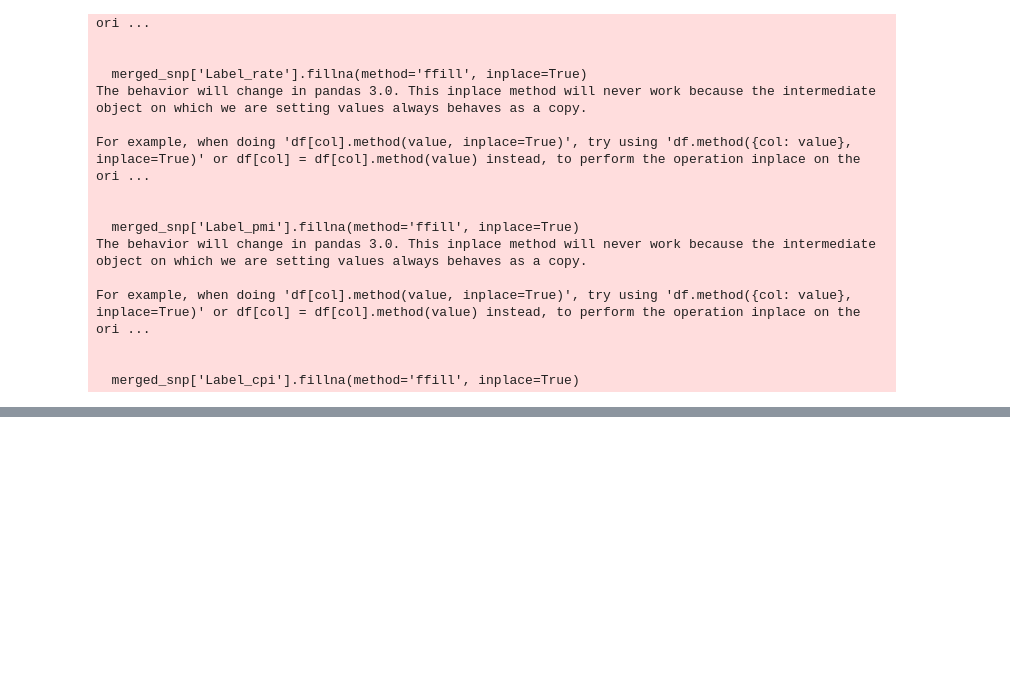
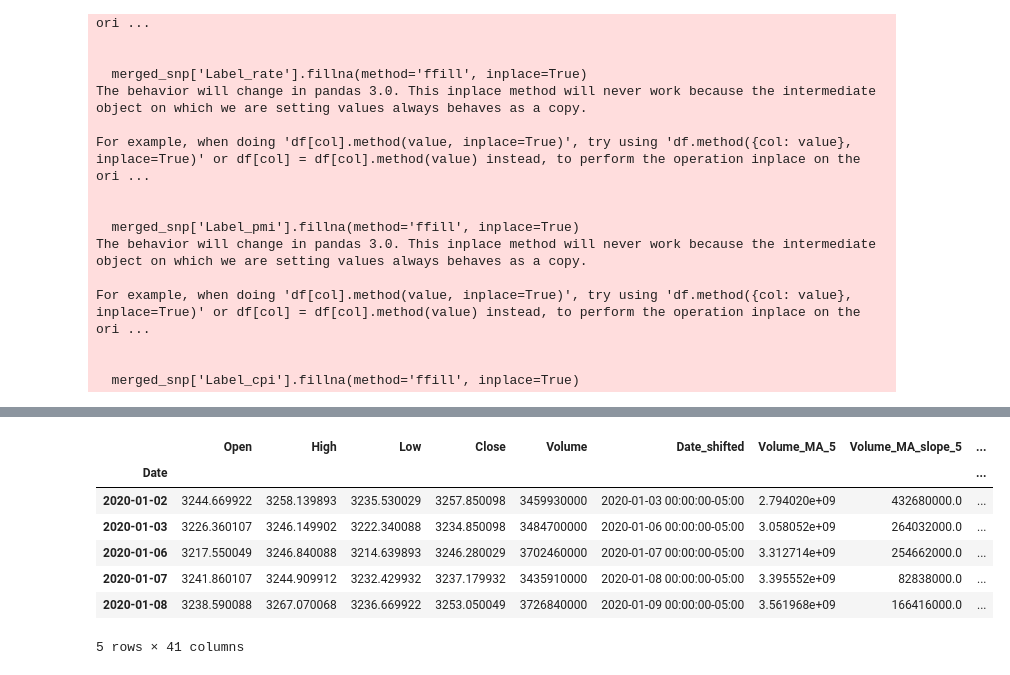
Before and after one commit to yeuidowanter/data_analysis, a Jupyter notebook: test.ipynb, the cells around one changed output, grey strips where cells are left out. Saved outputs shown, nothing was run; the diff lists cells and outputs as text; code cells hidden in the pictures; blank space fills up the shorter version.

```diff
--- a/test.ipynb
+++ b/test.ipynb
@@ -942,0 +988,13 @@ memory usage: 410.0+ KB
+# %%
+merged_snp.drop([col for col in merged_snp.columns if 'Forecast' in col], axis=1,inplace=True)
+merged_snp.drop([col for col in merged_snp.columns if 'Previous' in col],axis=1,inplace=True)
+merged_snp.drop('RSI',axis=1,inplace=True)
+# %% [output]
+|  | Open | High | Low | Close | Volume | Date_shifted | Volume_MA_5 | Volume_MA_slope_5 | ... |
+| Date |  |  |  |  |  |  |  |  | ... |
+| 2020-01-02 | 3244.669922 | 3258.139893 | 3235.530029 | 3257.850098 | 3459930000 | 2020-01-03 00:00:00-05:00 | 2.794020e+09 | 432680000.0 | ... |
+| 2020-01-03 | 3226.360107 | 3246.149902 | 3222.340088 | 3234.850098 | 3484700000 | 2020-01-06 00:00:00-05:00 | 3.058052e+09 | 264032000.0 | ... |
+| 2020-01-06 | 3217.550049 | 3246.840088 | 3214.639893 | 3246.280029 | 3702460000 | 2020-01-07 00:00:00-05:00 | 3.312714e+09 | 254662000.0 | ... |
+| 2020-01-07 | 3241.860107 | 3244.909912 | 3232.429932 | 3237.179932 | 3435910000 | 2020-01-08 00:00:00-05:00 | 3.395552e+09 | 82838000.0 | ... |
+| 2020-01-08 | 3238.590088 | 3267.070068 | 3236.669922 | 3253.050049 | 3726840000 | 2020-01-09 00:00:00-05:00 | 3.561968e+09 | 166416000.0 | ... |
+5 rows × 41 columns
```
Also changed, not shown: parts of 18 cells of this notebook, 2 other files.
